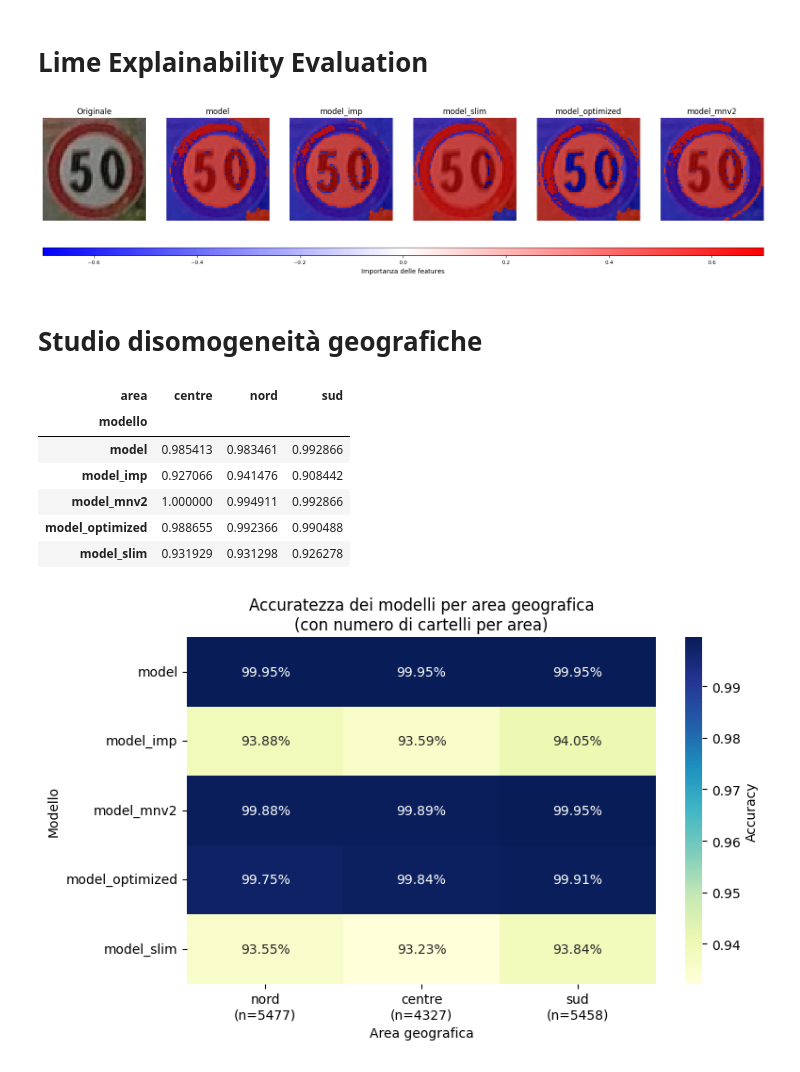
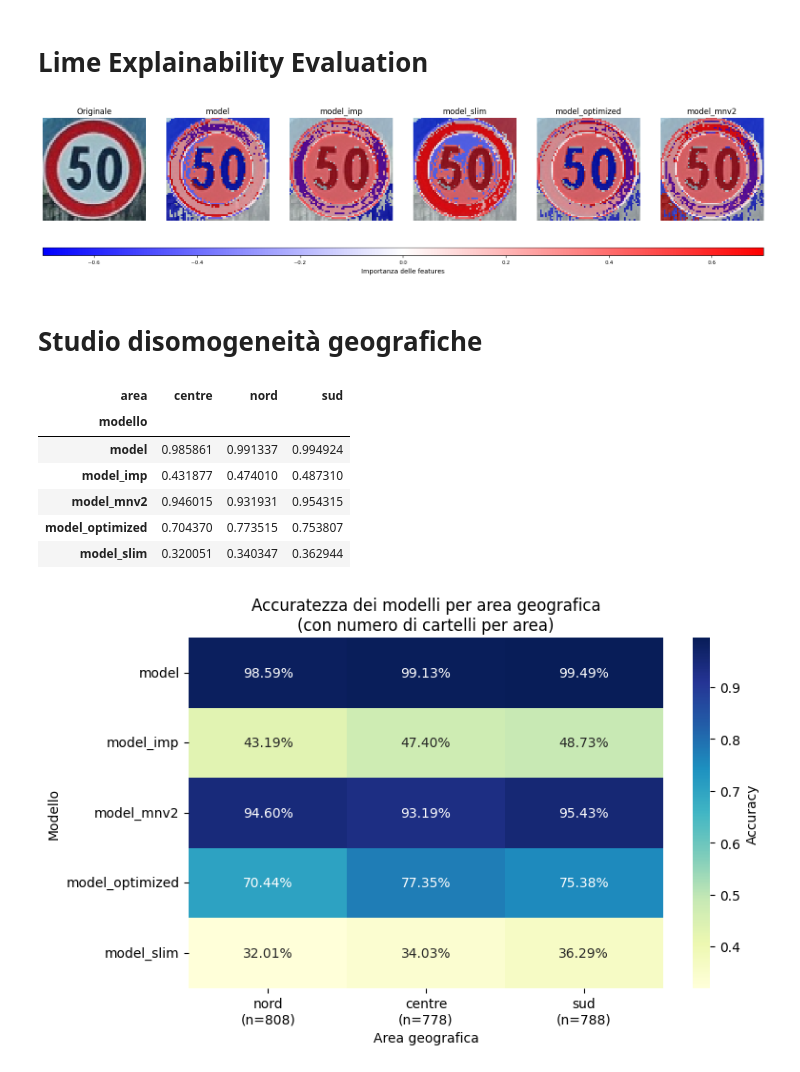
Before and after one commit to ares-17/ItalianSignNet, a Jupyter notebook: src/models/notebook.ipynb, the cells around one changed output. Saved outputs shown, nothing was run; the diff lists cells and outputs as text; code cells hidden in the pictures.

```diff
--- a/src/models/notebook.ipynb
+++ b/src/models/notebook.ipynb
@@ -51,7 +56,8 @@ Local MLFlow
 # %% [markdown]
 ### Boiterplate
 # %%
-DATA_DIR = '/workspace/src/dataset/artifacts/dataset_20250603_151956_eps_100'
+DATASET_NAME = 'dataset_20250613_125529_eps_100'
+DATA_DIR = f'/workspace/src/dataset/artifacts/{DATASET_NAME}'
 TRAIN_PATH = f'{DATA_DIR}/train'
 TEST_PATH = f'{DATA_DIR}/test'
 VAL_PATH = f'{DATA_DIR}/validation'
@@ -65,7 +71,7 @@ EPOCHS = 30
 
 # kaggle or docker kernel
 WORSPACE_PATH = '/kaggle/working' if os.path.isdir('/kaggle/working') else '/workspace/src/models/notebook-workspace'
-FORCE_TRAIN_MODELS=True
+FORCE_TRAIN_MODELS=False
 
 SEED = 42
 np.random.seed(SEED)
@@ -719,7 +603,7 @@ def train_or_load_model(model_name: str, model):
         )
 
         history = model.fit(
-            train_dataset,
+            training_data=(X_train, y_train),
             epochs=EPOCHS,
             validation_data=(X_val, y_val),
             callbacks=[early_stop, lr_scheduler, checkpoint]
@@ -987,35 +968,35 @@ def execute_lime(img_path):
 
     for name, info in models_info.items():
         model = info['model']
         explanation = explain_with_lime(img_array, model)
         label = explanation.top_labels[0]
         mask = explanation.get_image_and_mask(
             label,
             positive_only=False,
             num_features=20,
             hide_rest=False
         )[1]
         masks.append(mask)
         model_names.append(name)
 
     # Normalizzazione coerente
     all_values = np.concatenate([m.flatten() for m in masks])
     abs_max = max(np.abs(all_values.min()), np.abs(all_values.max()))
     vmin = -abs_max * 0.7
     vmax = abs_max * 0.7
 
     for mask in masks:
         norm = Normalize(vmin=vmin, vmax=vmax, clip=True)
         heatmap = plt.cm.bwr(norm(mask))[..., :3]
         img_norm = img_array / 255.0
         blended = 0.5 * img_norm + 0.5 * heatmap
         blended_list.append(blended)
 
     show_all_results(img_array, blended_list, model_names, vmin, vmax)
 
-execute_lime(f'{TEST_PATH}/02/265464755898032_279.jpg')
+execute_lime(f'{TEST_PATH}/02/138649562181816_339.jpg')
 # %% [output]
-[figure, old version]
+[figure, new version]
 # %% [markdown]
 # Studio disomogeneità geografiche
 # %%
@@ -1087,11 +1068,11 @@ results_df.pivot(index='modello', columns='area', values='accuracy')
 # %% [output]
 | area | centre | nord | sud |
 | modello |  |  |  |
-| model | 0.985413 | 0.983461 | 0.992866 |
-| model_imp | 0.927066 | 0.941476 | 0.908442 |
-| model_mnv2 | 1.000000 | 0.994911 | 0.992866 |
-| model_optimized | 0.988655 | 0.992366 | 0.990488 |
-| model_slim | 0.931929 | 0.931298 | 0.926278 |
+| model | 0.985861 | 0.991337 | 0.994924 |
+| model_imp | 0.431877 | 0.474010 | 0.487310 |
+| model_mnv2 | 0.946015 | 0.931931 | 0.954315 |
+| model_optimized | 0.704370 | 0.773515 | 0.753807 |
+| model_slim | 0.320051 | 0.340347 | 0.362944 |
 # %%
 import seaborn as sns
 import matplotlib.pyplot as plt
@@ -1115,4 +1096,4 @@ plt.ylabel("Modello")
 plt.tight_layout()
 plt.show()
 # %% [output]
-[figure, old version]
+[figure, new version]
```
Also changed, not shown: parts of 17 cells of this notebook.
